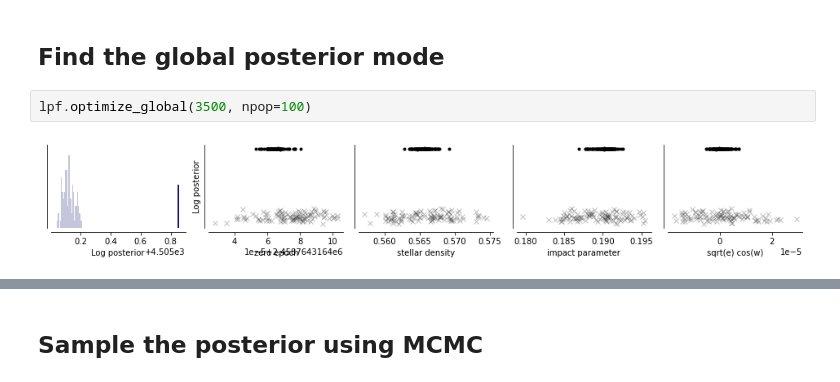
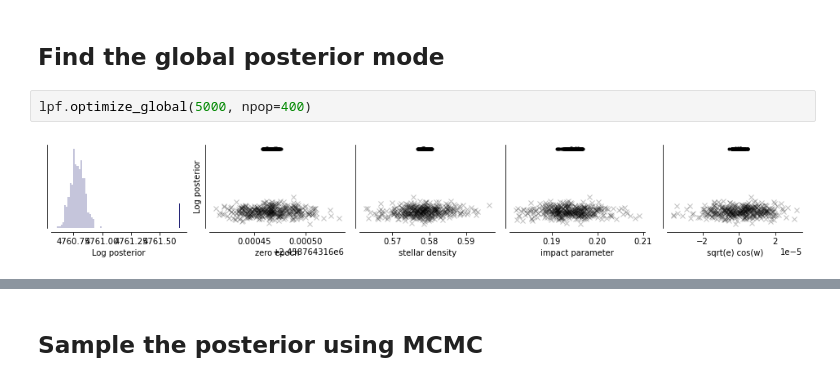
Before and after one commit to hpparvi/cheops_kelt_1, a Jupyter notebook: joint_analysis.ipynb, the cells around one changed output, grey strips where cells are left out. Drawn from its saved outputs; the diff is of its cells as text.

```diff
--- a/joint_analysis.ipynb
+++ b/joint_analysis.ipynb
@@ -37,9 +37,9 @@ lpf.print_parameters(1)
 # %% [markdown]
 ## Find the global posterior mode
 # %%
-lpf.optimize_global(3500, npop=100)
+lpf.optimize_global(5000, npop=400)
 # %% [output]
-[figure, old version]
+[figure, new version]
 # %%
 lpf.plot_folded_eclipse_model();
 # %% [output]
```
Also changed, not shown: parts of 8 cells of this notebook, 10 other files.
